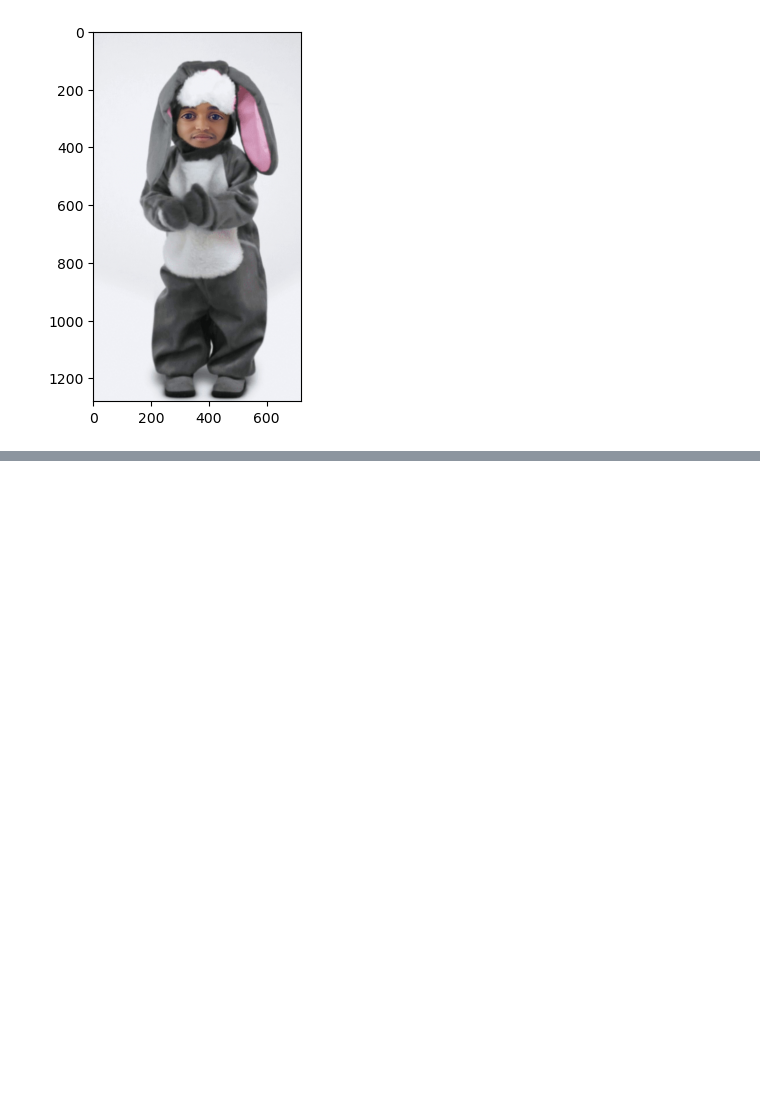
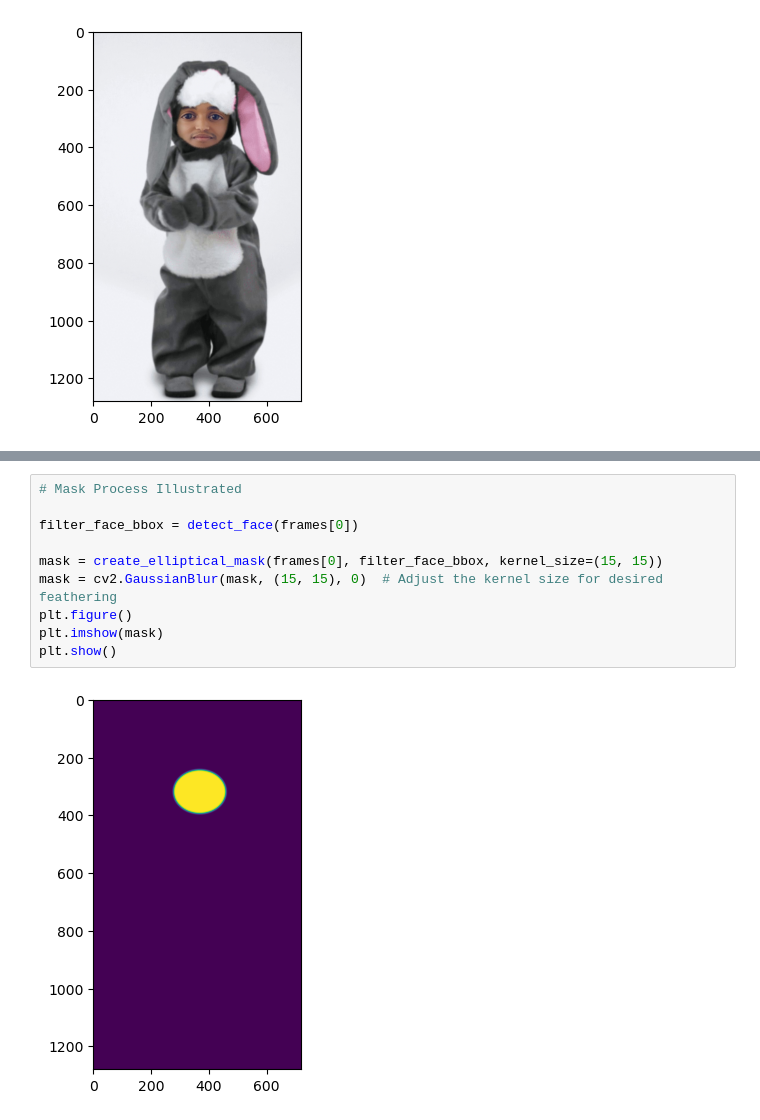
Before and after one commit to phan603/CS445-final-project, a Jupyter notebook: Final_Project.ipynb, the cells around one changed output, grey strips where cells are left out. Saved outputs shown, nothing was run; the diff lists cells and outputs as text; blank space fills up the shorter version.

```diff
--- a/Final_Project.ipynb
+++ b/Final_Project.ipynb
@@ -93,0 +89,12 @@ plt.show()
+# %%
+# Mask Process Illustrated
+
+filter_face_bbox = detect_face(frames[0])
+
+mask = create_elliptical_mask(frames[0], filter_face_bbox, kernel_size=(15, 15))
+mask = cv2.GaussianBlur(mask, (15, 15), 0)  # Adjust the kernel size for desired feathering
+plt.figure()
+plt.imshow(mask)
+plt.show()
+# %% [output]
+[figure, added]
```
Also changed, not shown: parts of 8 cells of this notebook, 6 other files.
